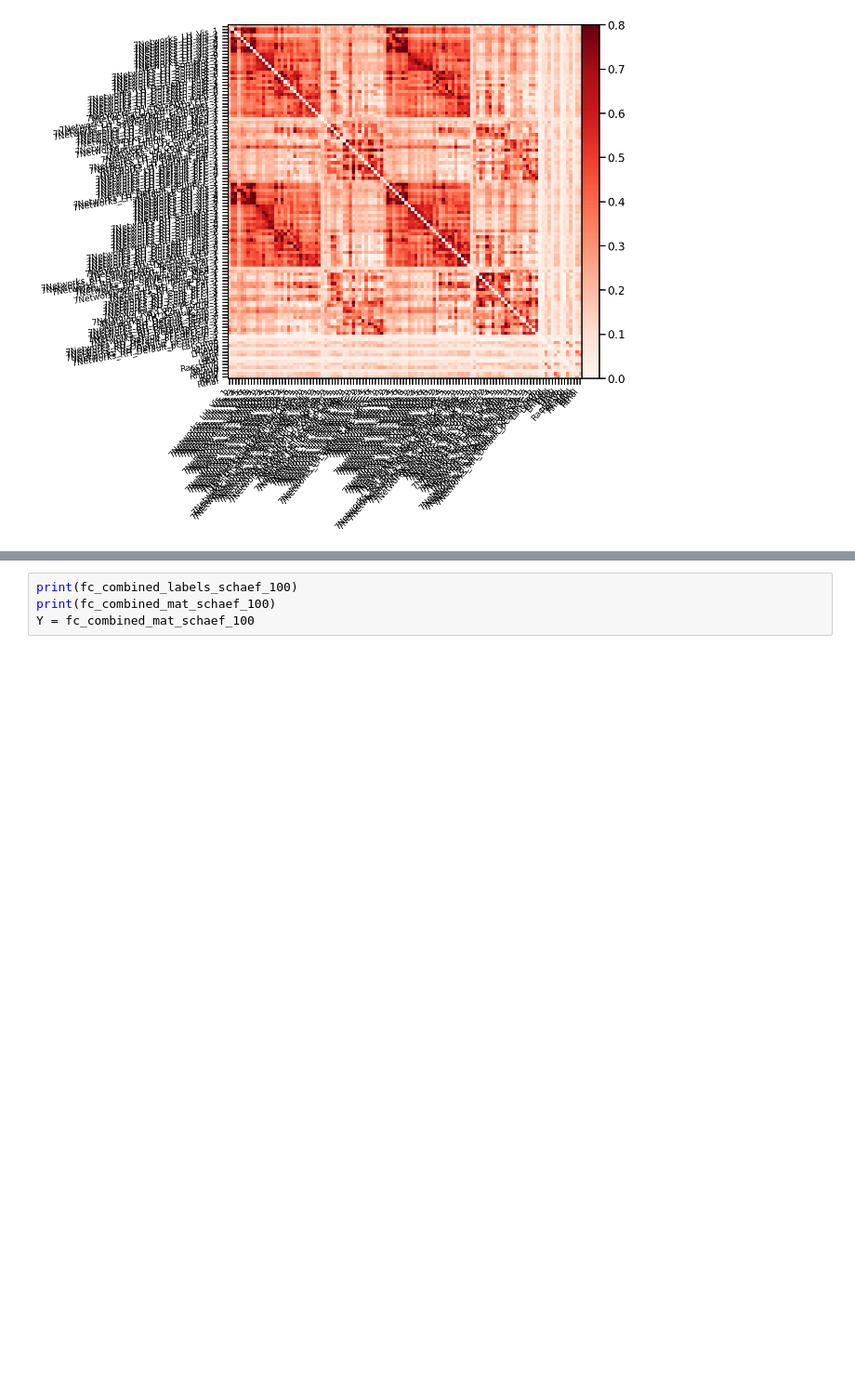
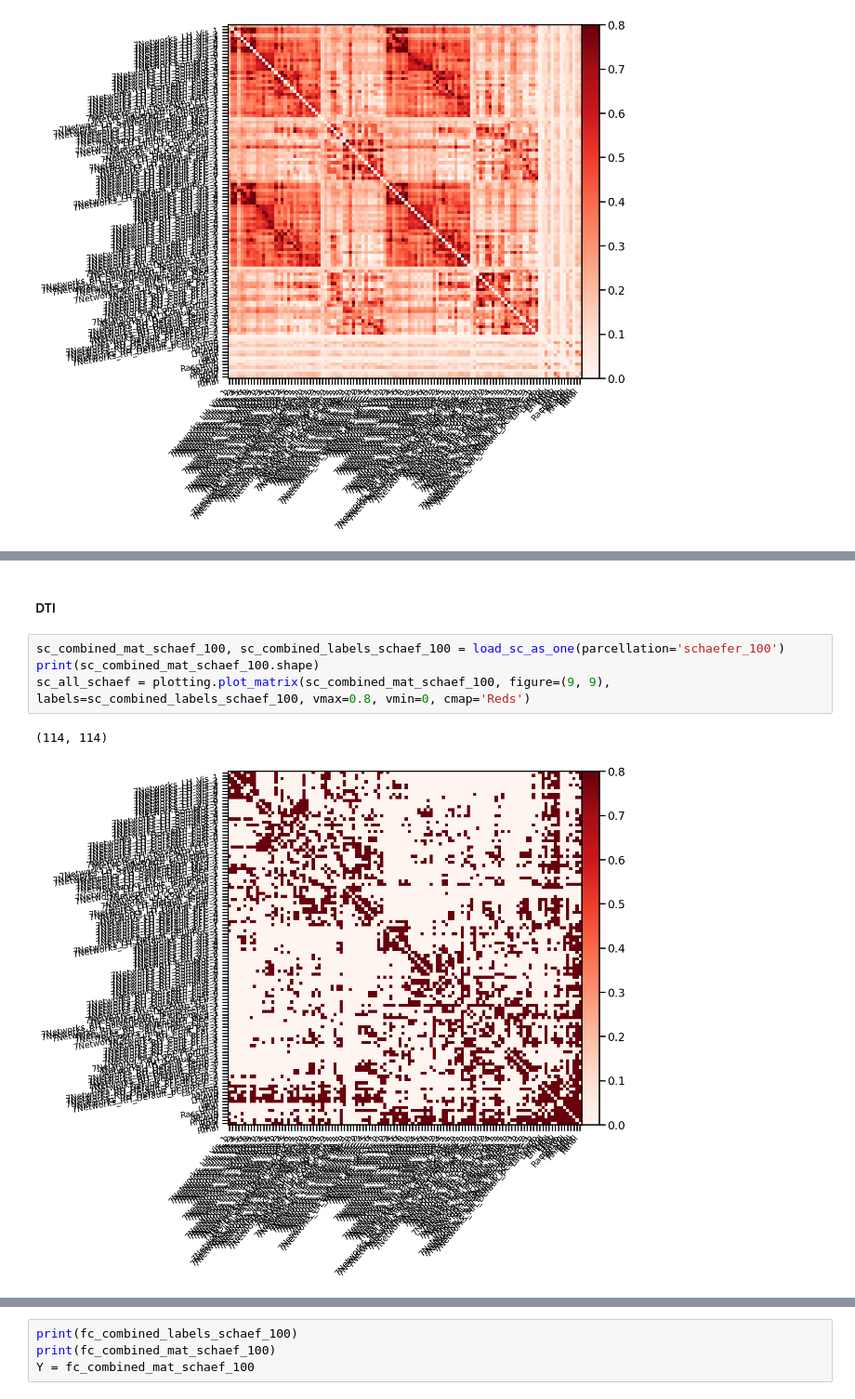
Before and after one commit to neuroinfolab/GeneEx2Conn, a Jupyter notebook: data_demo.ipynb, the cells around one changed output, grey strips where cells are left out. Shown at 93% size. Drawn from its saved outputs; the diff is of its cells as text; blank space fills up the shorter version.

```diff
--- a/data_demo.ipynb
+++ b/data_demo.ipynb
@@ -85,0 +92,9 @@ fc_all_schaef = plotting.plot_matrix(fc_combined_mat_schaef_100, figure=(9, 9),
+# %% [markdown]
+#### DTI
+# %%
+sc_combined_mat_schaef_100, sc_combined_labels_schaef_100 = load_sc_as_one(parcellation='schaefer_100')
+print(sc_combined_mat_schaef_100.shape)
+sc_all_schaef = plotting.plot_matrix(sc_combined_mat_schaef_100, figure=(9, 9), labels=sc_combined_labels_schaef_100, vmax=0.8, vmin=0, cmap='Reds')
+# %% [output]
+(114, 114)
+[figure, added]
```
Also changed, not shown: parts of 28 cells of this notebook, 9 other files.
